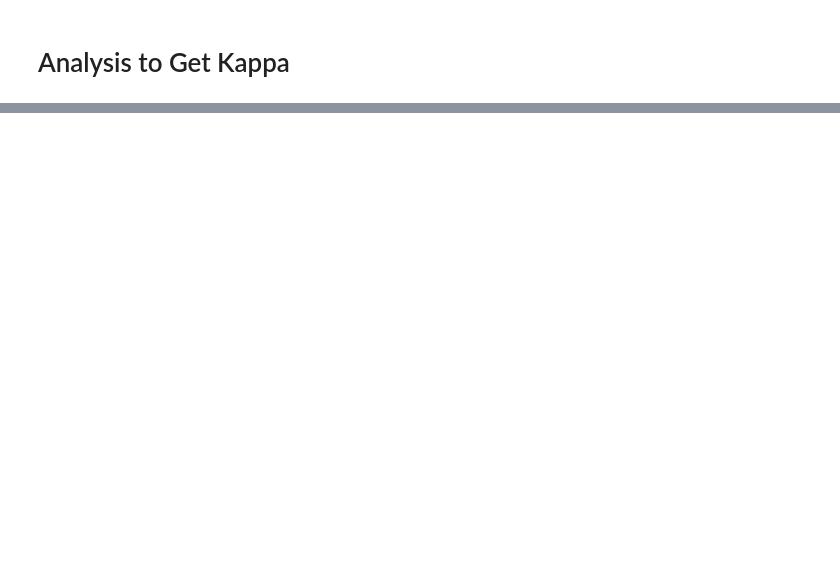
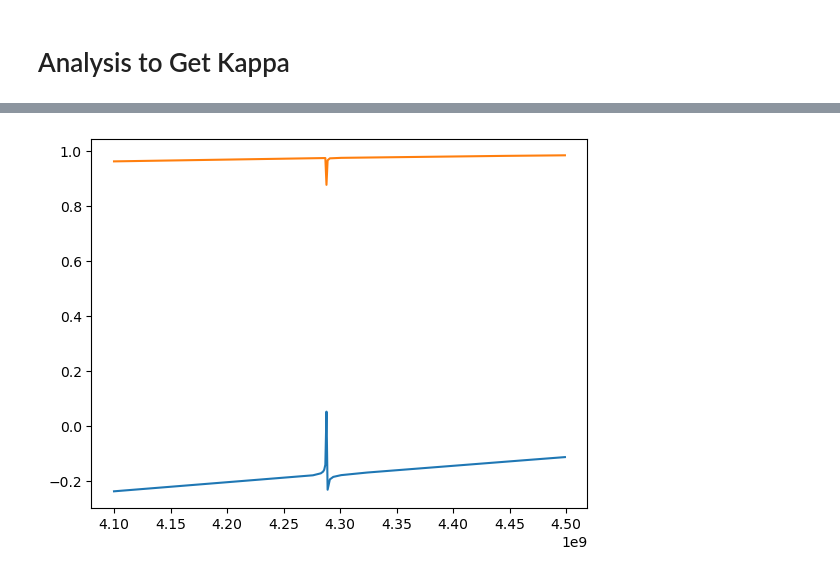
Before and after one commit to shanto268/metal-library, a Jupyter notebook: tutorials/scattering.ipynb, the cells around one changed output, grey strips where cells are left out. Cells and saved outputs as stored; diff of their text form; code cells hidden in the pictures; blank space fills up the shorter version.

```diff
--- a/tutorials/scattering.ipynb
+++ b/tutorials/scattering.ipynb
@@ -625,0 +627,8 @@ UFuncTypeError: ufunc 'add' did not contain a loop with signature matching types
+# %%
+llim, ulim = 100,500
+# %%
+plt.plot(freqs[llim:ulim],I[llim:ulim])
+plt.plot(freqs[llim:ulim],Q[llim:ulim])
+plt.show()
+# %% [output]
+[figure, added]
```
Also changed, not shown: parts of 32 cells of this notebook, 7 other files.
